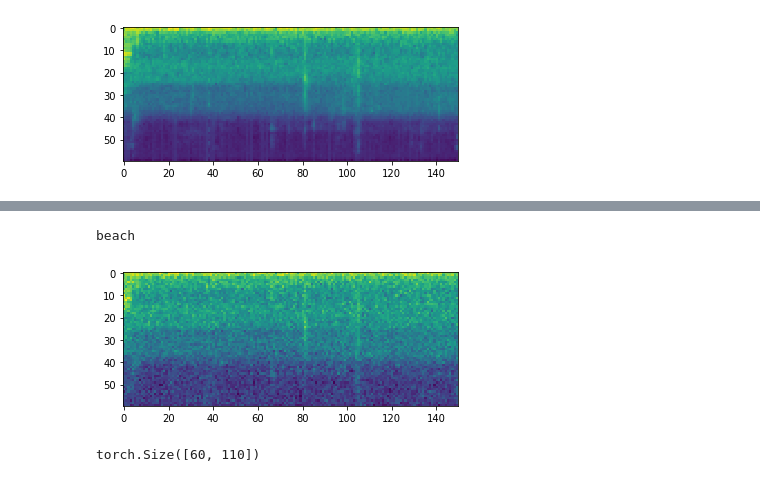
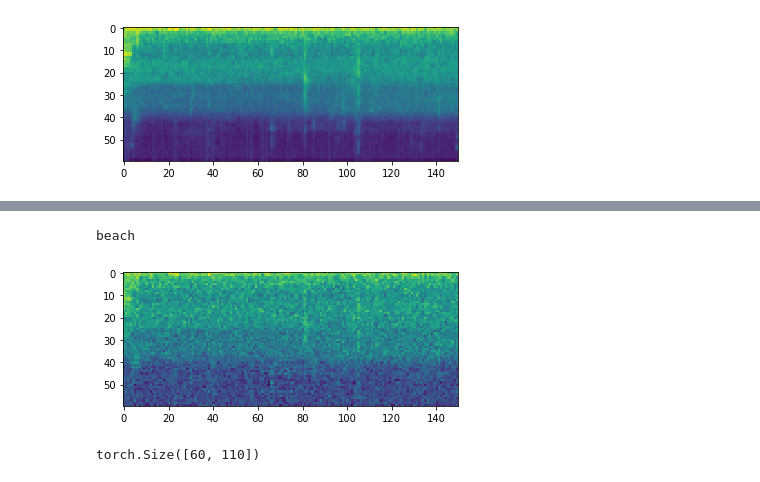
Before and after one commit to tomstark99/COMSM0045, a Jupyter notebook: coursework/VisualiseSpec.ipynb, the cells around one changed output, grey strips where cells are left out. Cells and saved outputs as stored; diff of their text form; code cells hidden in the pictures.

```diff
--- a/coursework/VisualiseSpec.ipynb
+++ b/coursework/VisualiseSpec.ipynb
@@ -68,11 +68,11 @@ tensor([[ 1.0699, -0.2412, -0.1748,  ...,  0.4166, -0.8145, -0.9075],
-# %%
-spec += 1.5 * noise
+# %%
+spec_ = spec + 2 * noise
 # %%
-plt.imshow(spec.numpy())
+plt.imshow(spec_.numpy())
 print('beach')
 # %% [output]
 beach
-[figure, old version]
+[figure, new version]
 # %%
 new, new2 = spec[:, 0:40], spec[:, 40:150]
 # %% [output]
```
Also changed, not shown: parts of 2 cells of this notebook, 1 other file.
